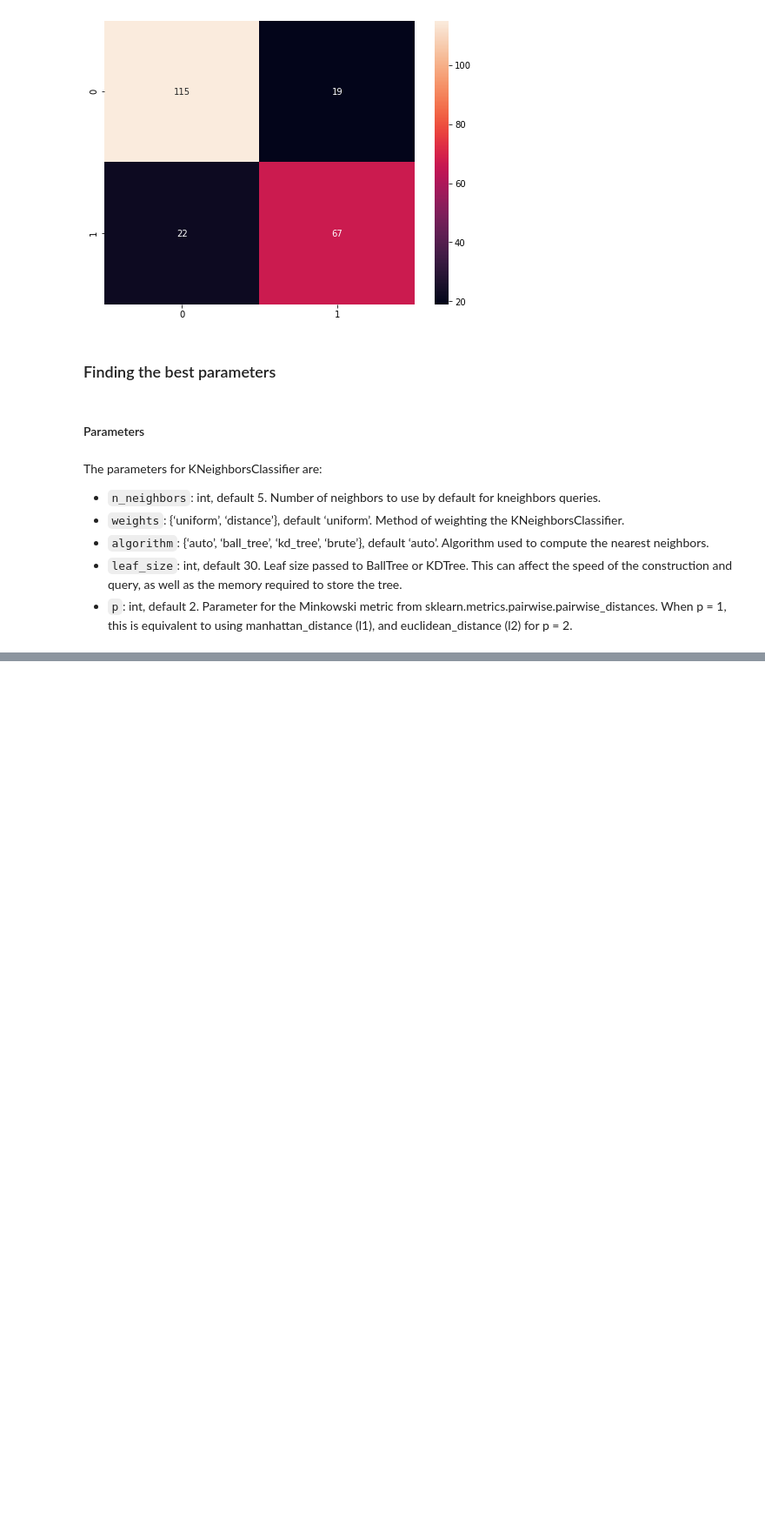
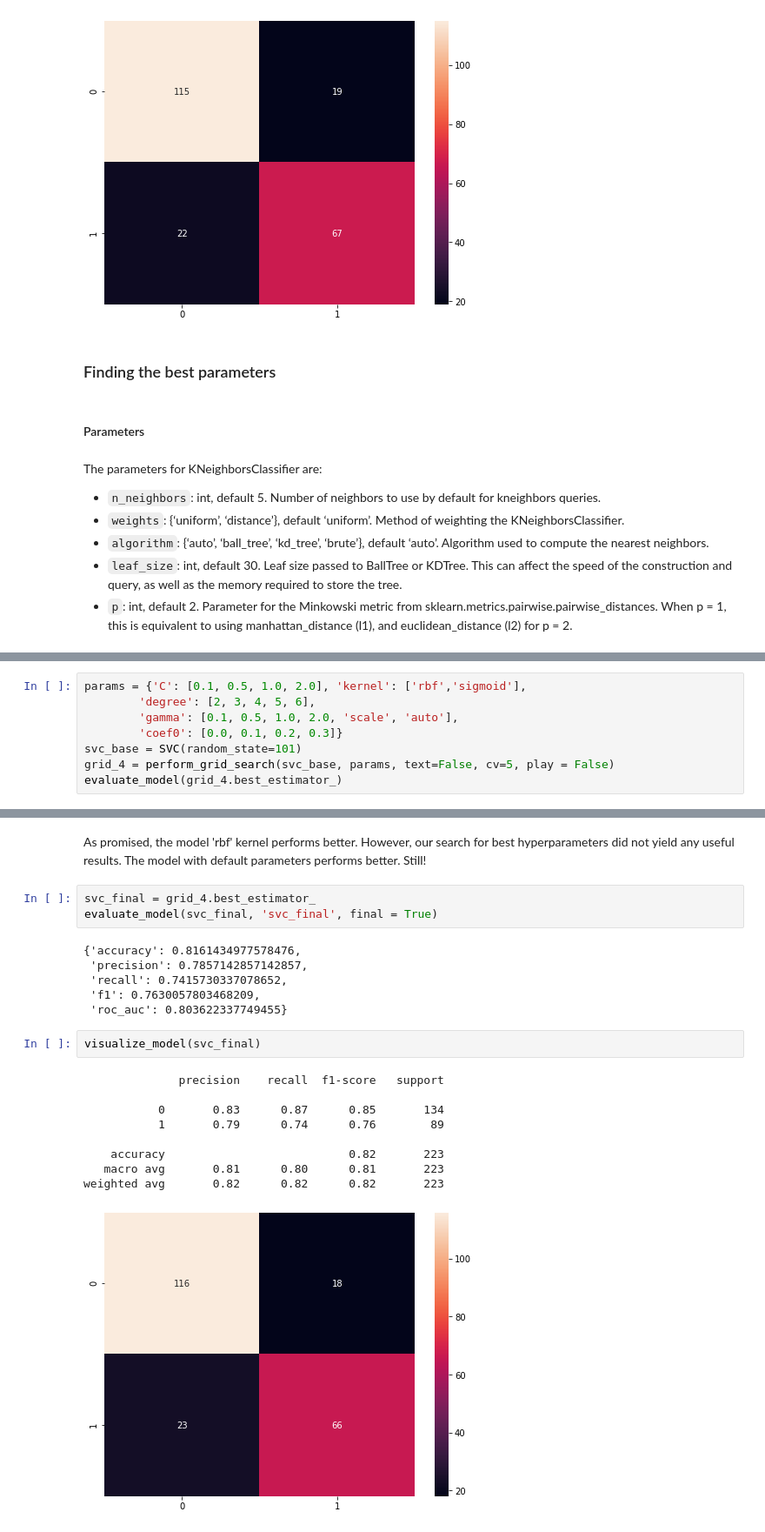
Before and after one commit to Hari31416/Portfolio, a Jupyter notebook: Titanic/Models I.ipynb, the cells around one changed output, grey strips where cells are left out. Shown at 87% size. Drawn from its saved outputs; the diff is of its cells as text; blank space fills up the shorter version.

```diff
--- a/Titanic/Models I.ipynb
+++ b/Titanic/Models I.ipynb
@@ -463,0 +611,8 @@ grid_3 = perform_grid_search(grid, params)
+# %%
+params = {'C': [0.1, 0.5, 1.0, 2.0], 'kernel': ['rbf','sigmoid'],
+        'degree': [2, 3, 4, 5, 6],
+        'gamma': [0.1, 0.5, 1.0, 2.0, 'scale', 'auto'],
+        'coef0': [0.0, 0.1, 0.2, 0.3]}
+svc_base = SVC(random_state=101)
+grid_4 = perform_grid_search(svc_base, params, text=False, cv=5, play = False)
+evaluate_model(grid_4.best_estimator_)
@@ -463,0 +657,23 @@ grid_3 = perform_grid_search(grid, params)
+# %% [markdown]
+As promised, the model 'rbf' kernel performs better. However, our search for best hyperparameters did not yield any useful results. The model with default parameters performs better. Still!
+# %%
+svc_final = grid_4.best_estimator_
+evaluate_model(svc_final, 'svc_final', final = True)
+# %% [output]
+{'accuracy': 0.8161434977578476,
+ 'precision': 0.7857142857142857,
+ 'recall': 0.7415730337078652,
+ 'f1': 0.7630057803468209,
+ 'roc_auc': 0.803622337749455}
+# %%
+visualize_model(svc_final)
+# %% [output]
+              precision    recall  f1-score   support
+
+           0       0.83      0.87      0.85       134
+           1       0.79      0.74      0.76        89
+
+    accuracy                           0.82       223
+   macro avg       0.81      0.80      0.81       223
+weighted avg       0.82      0.82      0.82       223
+[figure, added]
```
Also changed, not shown: parts of 62 cells of this notebook, 6 other files.
